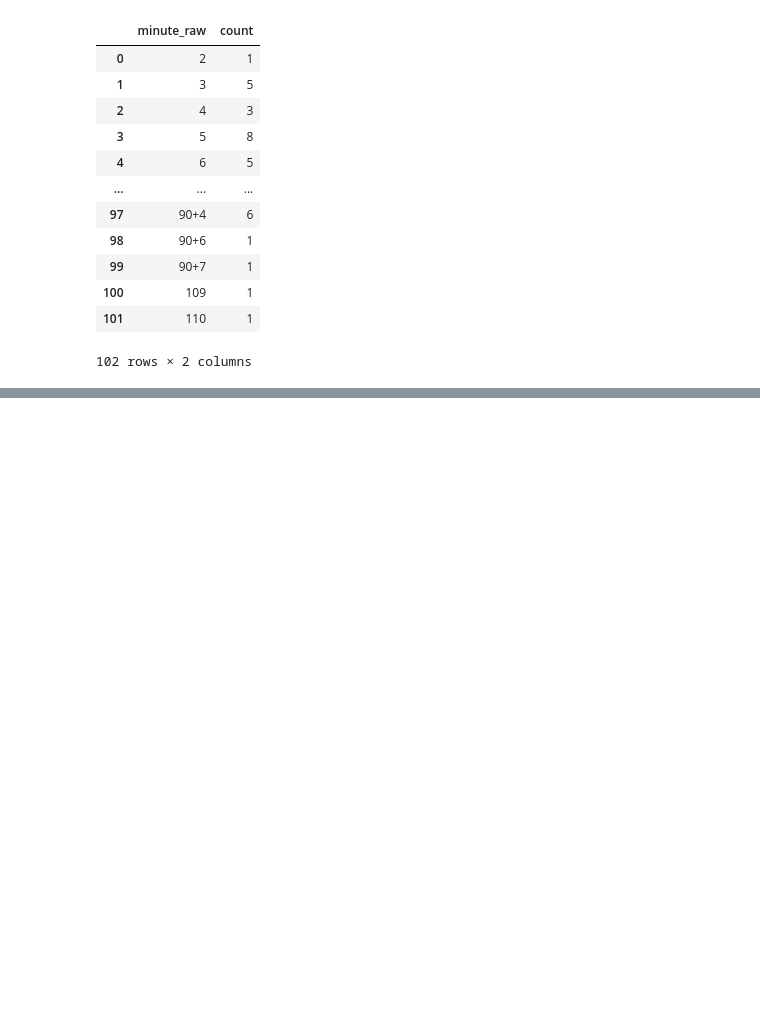
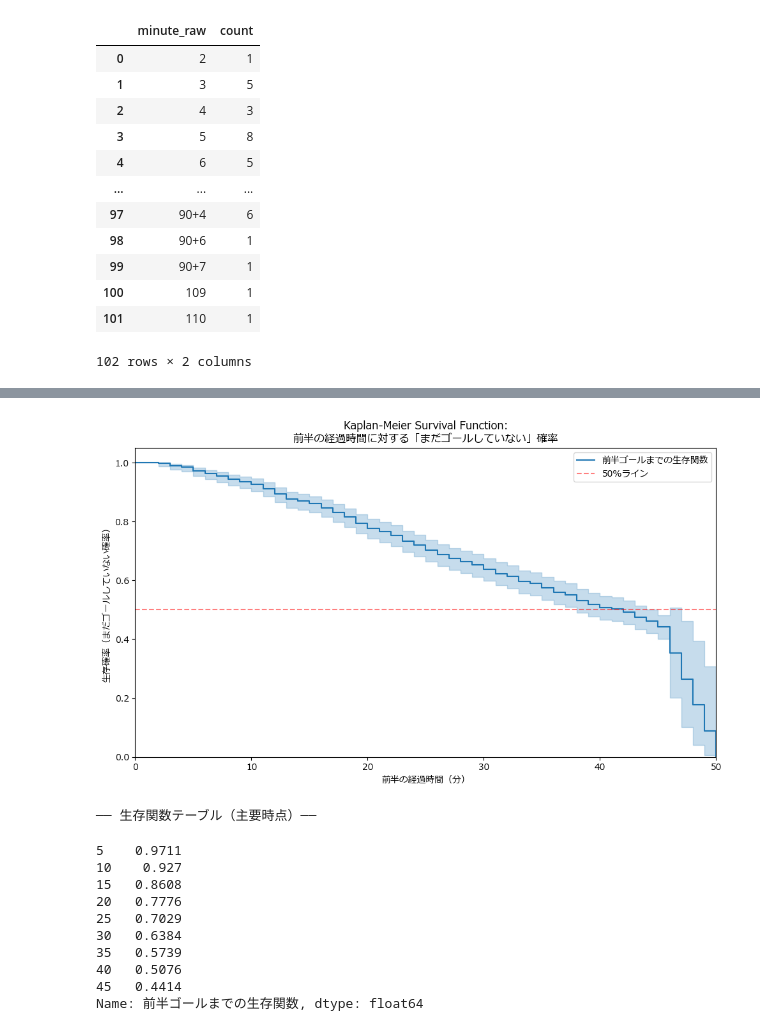
Before and after one commit to WE1CH-KAZU/analytics_messi, a Jupyter notebook: src/analytics_messi.ipynb, the cells around one changed output, grey strips where cells are left out. Cells and saved outputs as stored; diff of their text form; code cells hidden in the pictures; blank space fills up the shorter version.

Commit message:
feat: Add Kaplan-Meier survival analysis for first-half goals

```diff
--- a/src/analytics_messi.ipynb
+++ b/src/analytics_messi.ipynb
@@ -31,3 +51,15 @@ setup_matplotlib_defaults()
+# %%
+def is_first_half(minute_raw: str) -> bool:
+    """minute_raw が前半（1〜45 または 45+追加分）なら True を返す。"""
+    if pd.isna(minute_raw):
+        return False
+    s = str(minute_raw)
+    if re.match(r"^45\+\d+$", s):
+        return True
+    if s.isdigit():
+        if 1 <= int(s) <= 45:
+            return True
+    return False
 # %% [markdown]
 # Import data
 # %%
@@ -260,0 +323,38 @@ display(minute_raw_counts[["minute_raw", "count"]])
+# %%
+# ── Kaplan-Meier 生存関数の推定と可視化 ──
+kmf = KaplanMeierFitter()
+kmf.fit(
+    durations=survival_df["time"],
+    event_observed=survival_df["event"],
+    label="前半ゴールまでの生存関数",
+)
+
+fig, ax = plt.subplots(figsize=(10, 6))
+kmf.plot_survival_function(ax=ax, ci_show=True)
+
+ax.set_title("Kaplan-Meier Survival Function:\n前半の経過時間に対する「まだゴールしていない」確率")
+ax.set_xlabel("前半の経過時間（分）")
+ax.set_ylabel("生存確率（まだゴールしていない確率）")
+ax.set_xlim(0, 50)
+ax.set_ylim(0, 1.05)
+ax.axhline(y=0.5, color="red", linestyle="--", alpha=0.5, label="50%ライン")
+ax.legend()
+plt.tight_layout()
+plt.show()
+
+# 生存関数テーブルを表示
+print("\n── 生存関数テーブル（主要時点）──")
+display(kmf.survival_function_at_times([5, 10, 15, 20, 25, 30, 35, 40, 45]))
+# %% [output]
+[figure, added]
+── 生存関数テーブル（主要時点）──
+5    0.9711
+10    0.927
+15   0.8608
+20   0.7776
+25   0.7029
+30   0.6384
+35   0.5739
+40   0.5076
+45   0.4414
+Name: 前半ゴールまでの生存関数, dtype: float64
```
Also changed, not shown: parts of 13 cells of this notebook, 4 other files.
